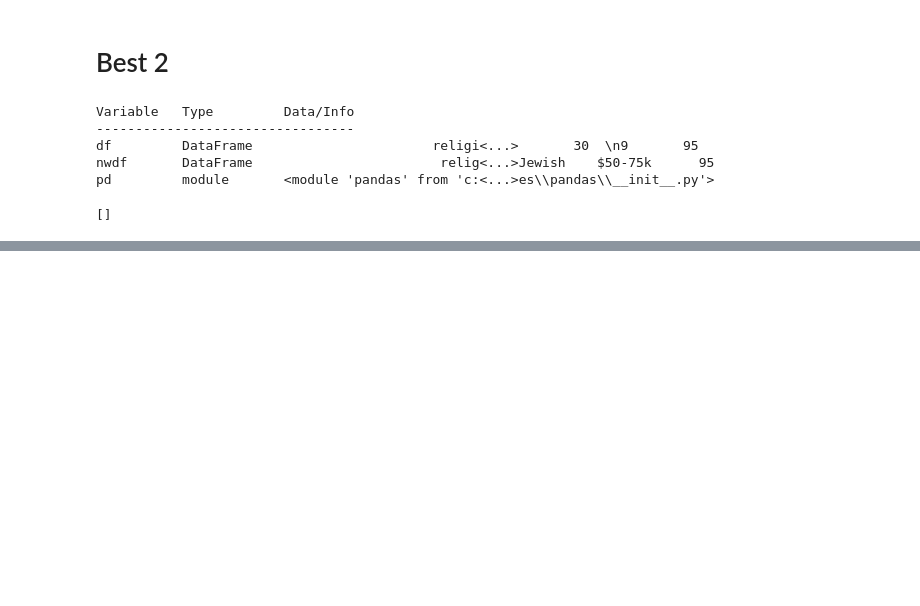
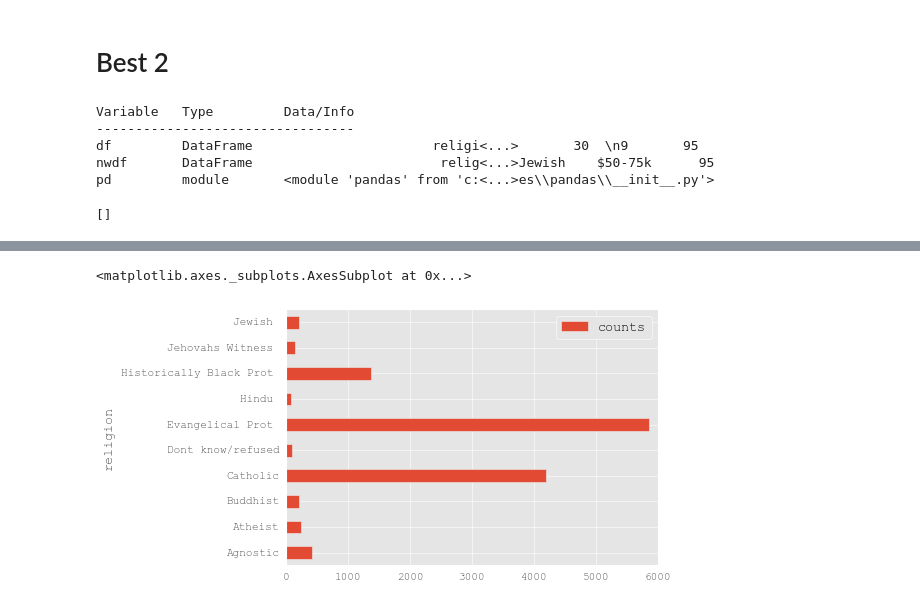
Before and after one commit to Mantej-Singh/Magic-Commands--Ipython-notebook, a Jupyter notebook: Magic Commands- Ipython notebook.ipynb, the cells around one changed output, grey strips where cells are left out. Cells and saved outputs as stored; diff of their text form; code cells hidden in the pictures; blank space fills up the shorter version.

```diff
--- a/Magic Commands- Ipython notebook.ipynb
+++ b/Magic Commands- Ipython notebook.ipynb
@@ -209,0 +216,5 @@ C:\Users\Jarvis>
+# %%
+nwdf2.plot.barh(alpha=1)
+# %% [output]
+<matplotlib.axes._subplots.AxesSubplot at 0x...>
+[figure, added]
```
Also changed, not shown: parts of 21 cells of this notebook.
